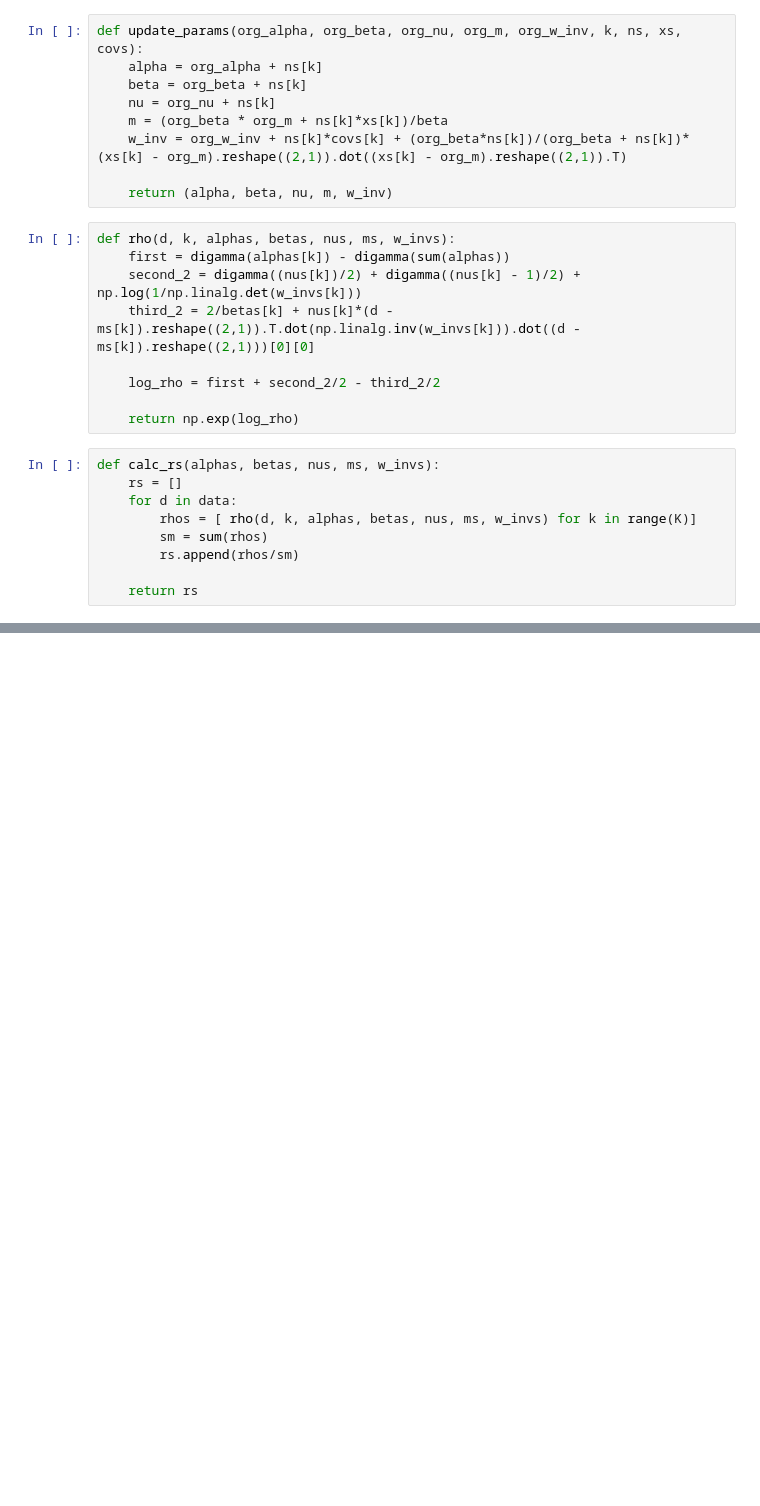
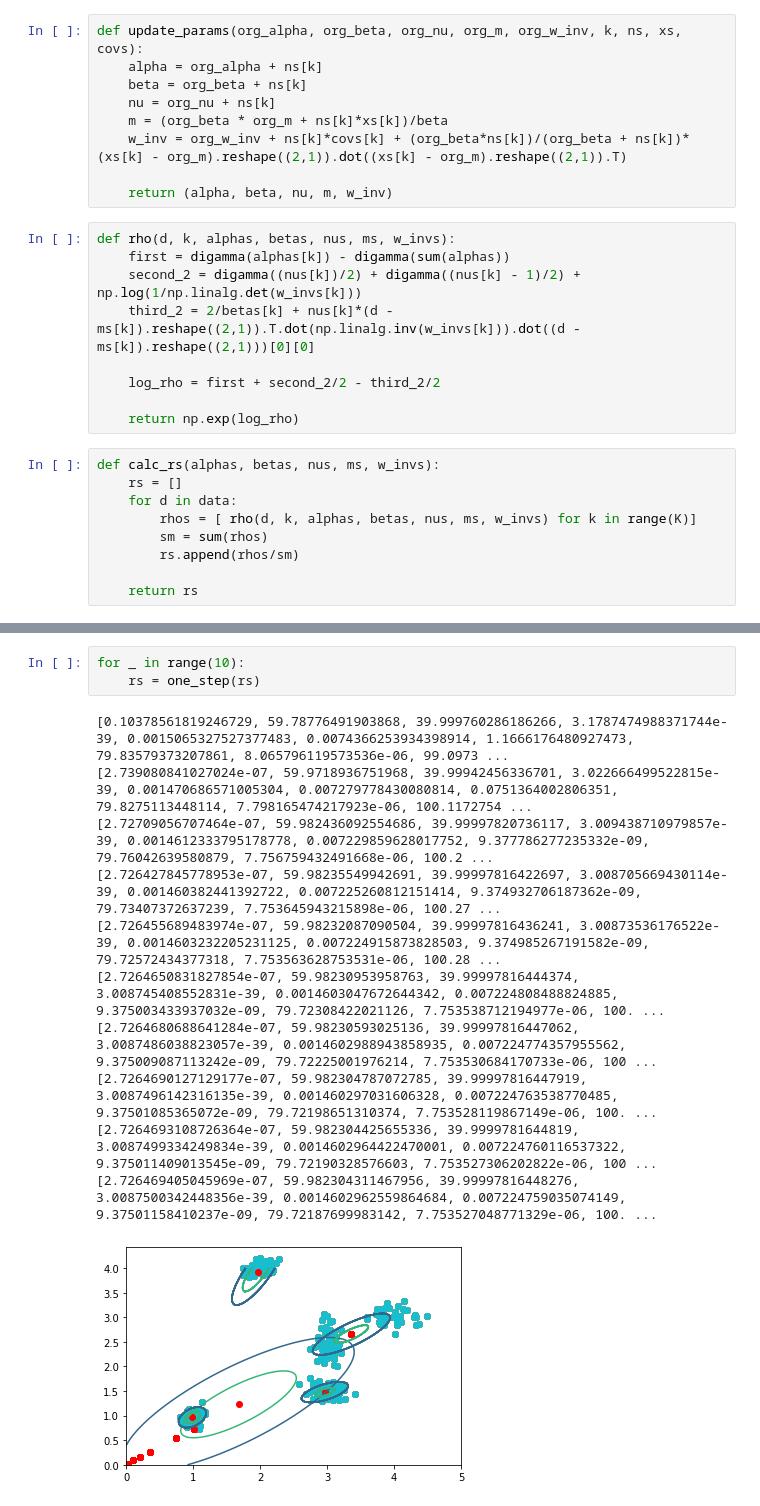
Before and after one commit to ryuichiueda/robot_and_stats_code, a Jupyter notebook: 8章の変分推論.ipynb, the cells around one changed output, grey strips where cells are left out. Cells and saved outputs as stored; diff of their text form; blank space fills up the shorter version.

```diff
--- a/8章の変分推論.ipynb
+++ b/8章の変分推論.ipynb
@@ -138,0 +146,15 @@ print(w_invs)
+# %%
+for _ in range(10):
+    rs = one_step(rs)
+# %% [output]
+[0.10378561819246729, 59.78776491903868, 39.999760286186266, 3.1787474988371744e-39, 0.0015065327527377483, 0.0074366253934398914, 1.1666176480927473, 79.83579373207861, 8.065796119573536e-06, 99.0973 ...
+[2.739080841027024e-07, 59.9718936751968, 39.99942456336701, 3.022666499522815e-39, 0.001470686571005304, 0.007279778430080814, 0.0751364002806351, 79.8275113448114, 7.798165474217923e-06, 100.1172754 ...
+[2.72709056707464e-07, 59.982436092554686, 39.99997820736117, 3.009438710979857e-39, 0.0014612333795178778, 0.007229859628017752, 9.377786277235332e-09, 79.76042639580879, 7.756759432491668e-06, 100.2 ...
+[2.726427845778953e-07, 59.98235549942691, 39.99997816422697, 3.008705669430114e-39, 0.001460382441392722, 0.007225260812151414, 9.374932706187362e-09, 79.73407372637239, 7.753645943215898e-06, 100.27 ...
+[2.726455689483974e-07, 59.98232087090504, 39.99997816436241, 3.00873536176522e-39, 0.0014603232205231125, 0.007224915873828503, 9.374985267191582e-09, 79.72572434377318, 7.753563628753531e-06, 100.28 ...
+[2.7264650831827854e-07, 59.98230953958763, 39.99997816444374, 3.008745408552831e-39, 0.0014603047672644342, 0.007224808488824885, 9.375003433937032e-09, 79.72308422021126, 7.753538712194977e-06, 100. ...
+[2.7264680688641284e-07, 59.98230593025136, 39.99997816447062, 3.0087486038823057e-39, 0.0014602988943858935, 0.007224774357955562, 9.375009087113242e-09, 79.72225001976214, 7.753530684170733e-06, 100 ...
+[2.7264690127129177e-07, 59.982304787072785, 39.99997816447919, 3.0087496142316135e-39, 0.001460297031606328, 0.007224763538770485, 9.37501085365072e-09, 79.72198651310374, 7.753528119867149e-06, 100. ...
+[2.7264693108726364e-07, 59.982304425655336, 39.9999781644819, 3.0087499334249834e-39, 0.0014602964422470001, 0.007224760116537322, 9.375011409013545e-09, 79.72190328576603, 7.753527306202822e-06, 100 ...
+[2.726469405045969e-07, 59.982304311467956, 39.99997816448276, 3.0087500342448356e-39, 0.0014602962559864684, 0.007224759035074149, 9.37501158410237e-09, 79.72187699983142, 7.753527048771329e-06, 100. ...
+[figure, added]
```
Also changed, not shown: parts of 11 cells of this notebook.
